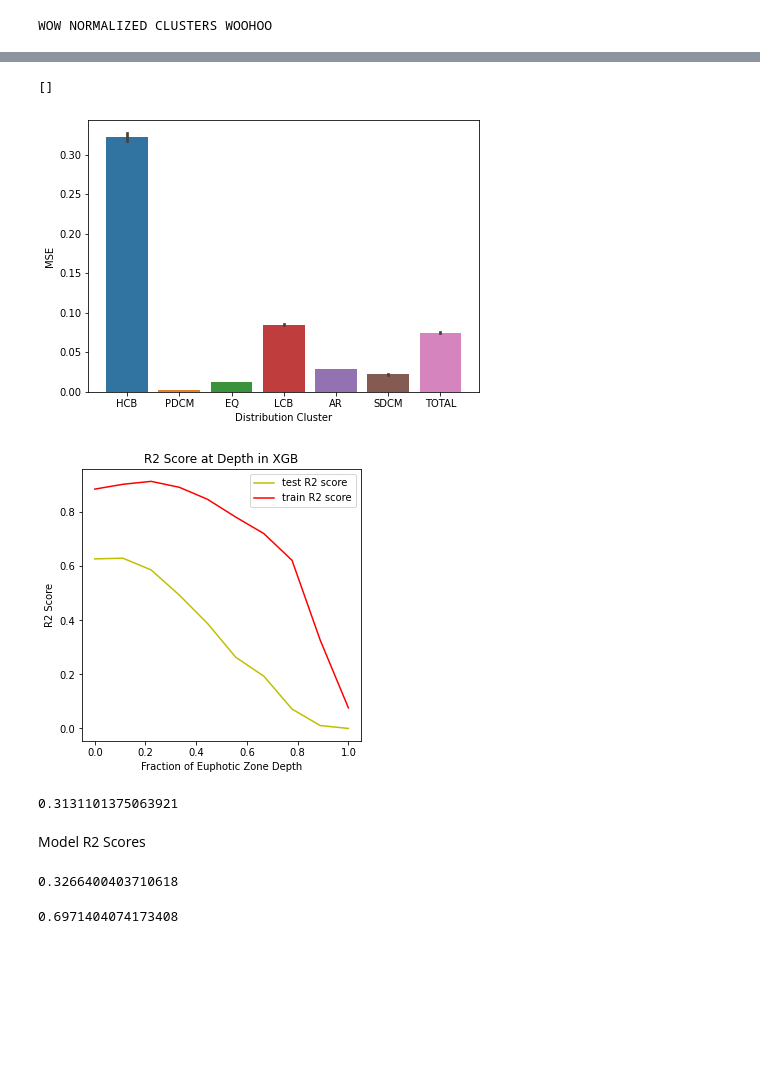
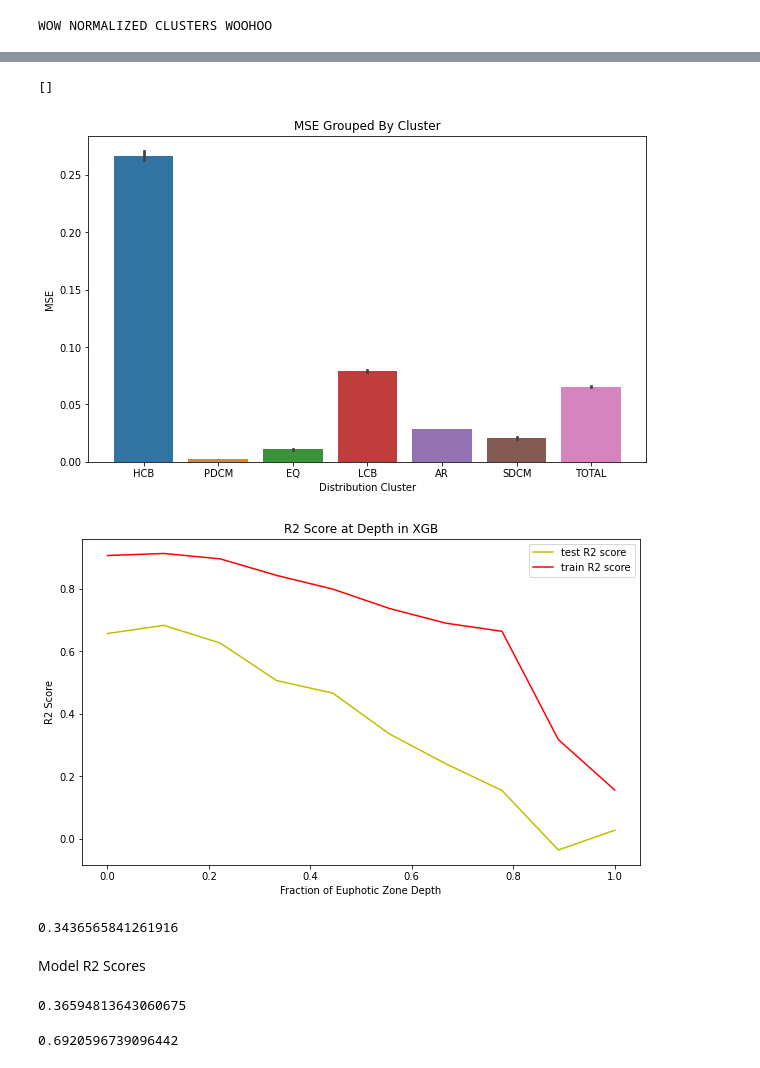
Before and after one commit to gnyirjesy/ocean-depth-characterization, a Jupyter notebook: preliminary_models/final_ml_testing_bh.ipynb, the cells around one changed output, grey strips where cells are left out. Drawn from its saved outputs; the diff is of its cells as text; code cells hidden in the pictures; blank space fills up the shorter version.

```diff
--- a/preliminary_models/final_ml_testing_bh.ipynb
+++ b/preliminary_models/final_ml_testing_bh.ipynb
@@ -158,7 +158,7 @@ nn_history = nn_model.fit(X_train, Y_train, epochs=10, batch_size=24, verbose=1)
 preds = nn_model.predict(X_test)
 train_pred = nn_model.predict(X_train)
 '''
-'''
+# '''
 # or try xgb
 xgb_preds_tr = list()
 xgb_preds_te = list()
@@ -171,23 +171,23 @@ for i in range(Y_train.shape[1]):
 # check our MSE on the 4 prediction points
 preds = np.array(xgb_preds_te).T
 train_pred = np.array(xgb_preds_tr).T
+# '''
 '''
-# '''
 xgb_df = pd.read_csv('../data/xgb_std_inputs_11_preds.csv')
 train_pred = xgb_df.loc[xgb_df.train == 1, :].set_index(Y_train.index)[xgb_df.columns[xgb_df.columns.str.contains('pred_CHLA')]].to_numpy()
 preds = xgb_df.loc[xgb_df.train == 0, :].set_index(Y_test.index)[xgb_df.columns[xgb_df.columns.str.contains('pred_CHLA')]].to_numpy()
 '''
-'''
+# '''
 # add a neural net after xgboost output
 nn_2 = Sequential()
-nn_2.add(Dense(144, input_dim=preds.shape[1], activation='relu'))
+nn_2.add(Dense(128, input_dim=preds.shape[1], activation='relu'))
 nn_2.add(Dropout(0.2))
-nn_2.add(Dense(64, activation='relu'))
+nn_2.add(Dense(128, activation='relu'))
 nn_2.add(Dropout(0.2))
 nn_2.add(Dense(Y_test.shape[1]))
 nn_2.compile(loss='mse', optimizer='adam')
 
-nn_2_history = nn_2.fit(train_pred, Y_train.to_numpy(), epochs=6, batch_size=24, verbose=1)
+nn_2_history = nn_2.fit(train_pred, Y_train.to_numpy(), epochs=10, batch_size=24, verbose=1)
 
 train_pred = nn_2.predict(train_pred)
 preds = nn_2.predict(preds)
@@ -207,4 +207,5 @@ knn_df_te = full_test[['date_doy_rad', 'latitude', 'longitude']]
 
 knn_preds_tr = knn_simp.predict(knn_df_tr.to_numpy())
 knn_preds_te = knn_simp.predict(knn_df_te.to_numpy())
+r2_score(actuals.reshape(-1), preds.reshape(-1))
 # %% [output]
@@ -275,16 +273,0 @@ plt.plot(mixtures, mixture_mse_tot)
-# %%
-# now we can check out the mse on the test set
-interp_test_dists['cluster'] = full_test['cluster_val']
-mixtures = [i / 100 for i in np.linspace(0, 40, 21)]
-mixture_mse_tot = list()
-mixture_mse_perc = list()
-for mix in mixtures:
-    # create predictions with a given mixture
-    final_preds_mix = build_final_predictions_kmeans(interpd_preds, kmeans, mixture=mix).set_index(full_test.index)
-    final_preds_mix['cluster'] = full_test['cluster_val']
-    # find total mse
-    mse = mean_squared_error(interp_test_dists.to_numpy(), final_preds_mix.to_numpy())
-    mixture_mse_tot.append(mse)
-    # find mse per cluster
-    mixture_mse_perc.append([mean_squared_error(interp_test_dists[interp_test_dists.cluster == i].to_numpy(), final_preds_mix[final_preds_mix.cluster == i].to_numpy()) for i in range(6)] + [mse])
-plt.plot(mixtures, mixture_mse_tot)
@@ -294,16 +283,17 @@ plt.plot(mixtures, mixture_mse_tot)
 # %%
 df_mse = pd.DataFrame(mixture_mse_perc, columns=cluster_indeces + ['TOTAL'], index=mixtures)
-fig, ax = plt.subplots(1, 1, figsize=(7, 5))
+fig, ax = plt.subplots(1, 1, figsize=(10, 6))
 sns.barplot(data=df_mse, ax=ax)
 ax.set_xlabel('Distribution Cluster')
 ax.set_ylabel('MSE')
+ax.set_title('MSE Grouped By Cluster')
 plt.plot()
 # %% [output]
 []
-[figure, old version]
+[figure, new version]
 # %%
 # finally lets check r2 scores on test set
-fig, ax = plt.subplots(1, 1, figsize=(5, 5))
+fig, ax = plt.subplots(1, 1, figsize=(10, 6))
 depts = [i/9 for i in range(10)]
 te_scores = list()
 tr_scores = list()
@@ -319,18 +309,18 @@ ax.set_title('R2 Score at Depth in XGB')
 ax.legend()
 plt.show()
 # %% [output]
-[figure, old version]
+[figure, new version]
 # %%
 r2_score(interp_test_dists.iloc[:, :25], final_predictions)
 # %% [output]
-0.3131101375063921
+0.3436565841261916
 # %% [markdown]
 Model R2 Scores
 # %%
 np.mean(te_scores)
 # %% [output]
-0.3266400403710618
+0.36594813643060675
 # %%
 np.mean(tr_scores)
 # %% [output]
-0.6971404074173408
+0.6920596739096442
```
Also changed, not shown: parts of 4 cells of this notebook, 9 other files.
